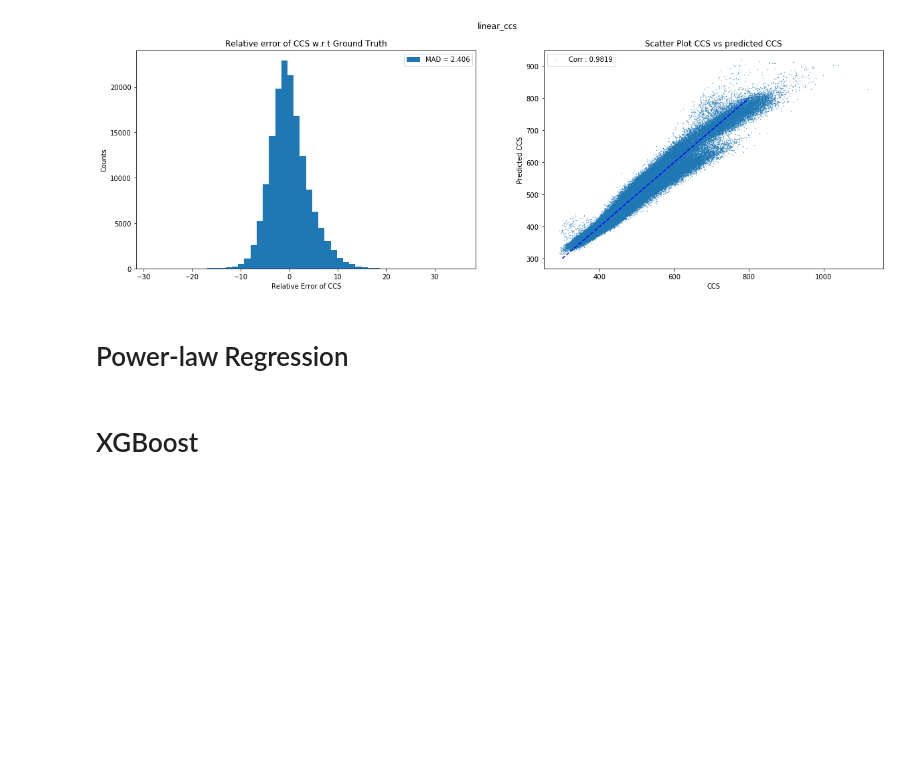
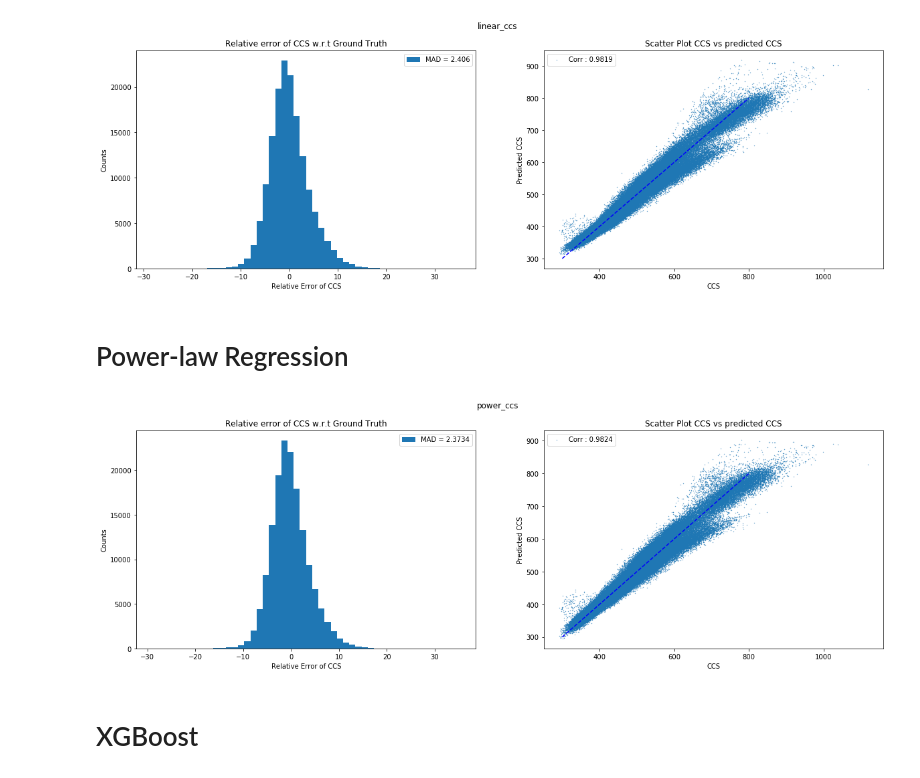
Before and after one commit to jlrestrepol/ccs, a Jupyter notebook: code/CCS_prediction.ipynb, the cells around one changed output. Saved outputs shown, nothing was run; the diff lists cells and outputs as text; code cells hidden in the pictures; blank space fills up the shorter version.

Commit message:
Adds scatter plots to predictions

```diff
--- a/code/CCS_prediction.ipynb
+++ b/code/CCS_prediction.ipynb
@@ -30,10 +40,11 @@ lr.test_set_plot(df4)
 # %%
 import regression_power
 # %%
-pl = PowerLawRegression()
-pl.fit(df)
-pl.predict(df4)
-pl.error_fit_plot(df4)
+pl = regression_power.PowerLawRegression()
+pl.fit(df1)
+pl.test_set_plot(df4)
+# %% [output]
+[figure, added]
 # %% [markdown]
 # XGBoost
 # %%
```
Also changed, not shown: parts of 27 cells of this notebook.
